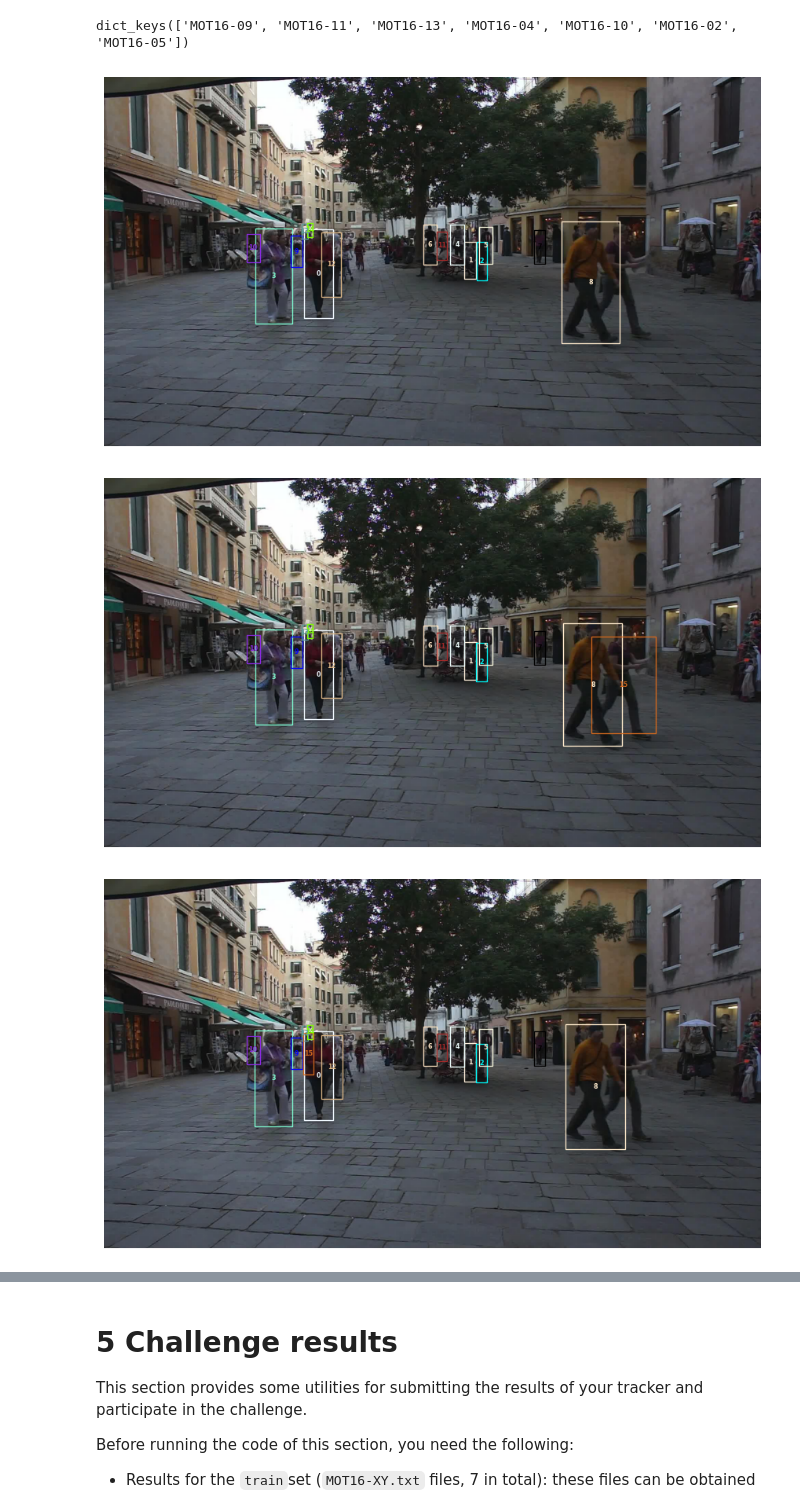
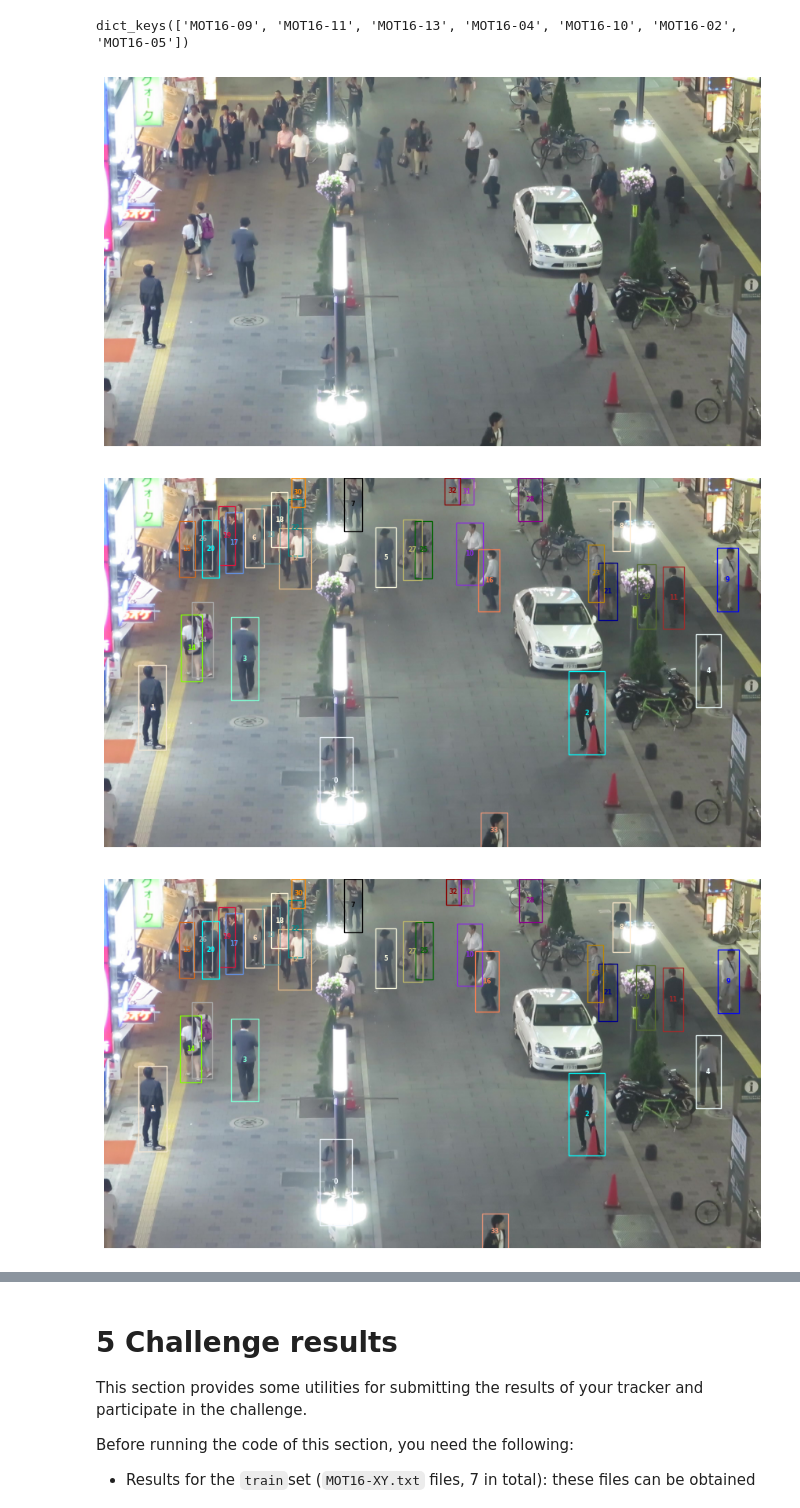
Before and after one commit to Javimh18/DL4VSP, a Jupyter notebook: dlvsp_challenge_material/dlvsp_mot_baseline_2023.ipynb, the cells around one changed output, grey strips where cells are left out. Drawn from its saved outputs; the diff is of its cells as text; code cells hidden in the pictures.

```diff
--- a/dlvsp_challenge_material/dlvsp_mot_baseline_2023.ipynb
+++ b/dlvsp_challenge_material/dlvsp_mot_baseline_2023.ipynb
@@ -180,7 +181,7 @@ obj_detect_model_file = os.path.join(working_dir, "models/faster_rcnn_fpn.model"
 #obj_detect_model_file = os.path.join(working_dir, "models/finetuned_faster_rcnn.model")
 
 #threshold for non maximum suppression
-obj_detect_nms_thresh = 0.3
+obj_detect_nms_thresh = 0.35
 
 #detector has been trained for two classes
 num_classes=2 # 1 class (person) + background (see https://pytorch.org/tutorials/intermediate/torchvision_tutorial.html)
@@ -533,12 +442,12 @@ dict_keys(['MOT16-09', 'MOT16-11', 'MOT16-13', 'MOT16-04', 'MOT16-10', 'MOT16-02
 # %%
 import matplotlib.pyplot as plt
 from src.tracker.utils import plot_sequence
 
-seq_name='MOT16-02'
+seq_name='MOT16-04'
 plot_sequence(results_seq[seq_name],
               [s for s in sequences if str(s) == seq_name][0],
               first_n_frames=3)
 # %% [output]
-[figure, old version]
+[figure, new version]
-[figure, old version]
+[figure, new version]
-[figure, old version]
+[figure, new version]
```
Also changed, not shown: parts of 6 cells of this notebook.
